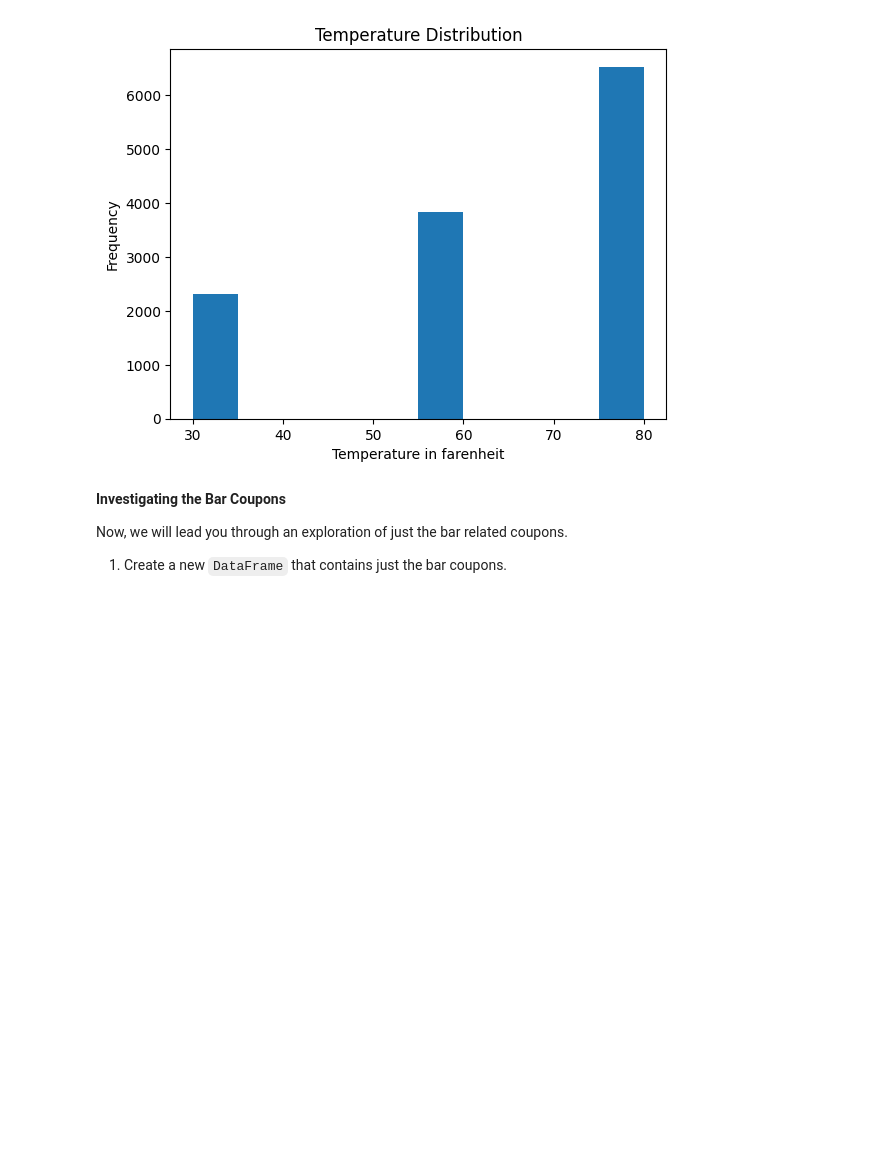
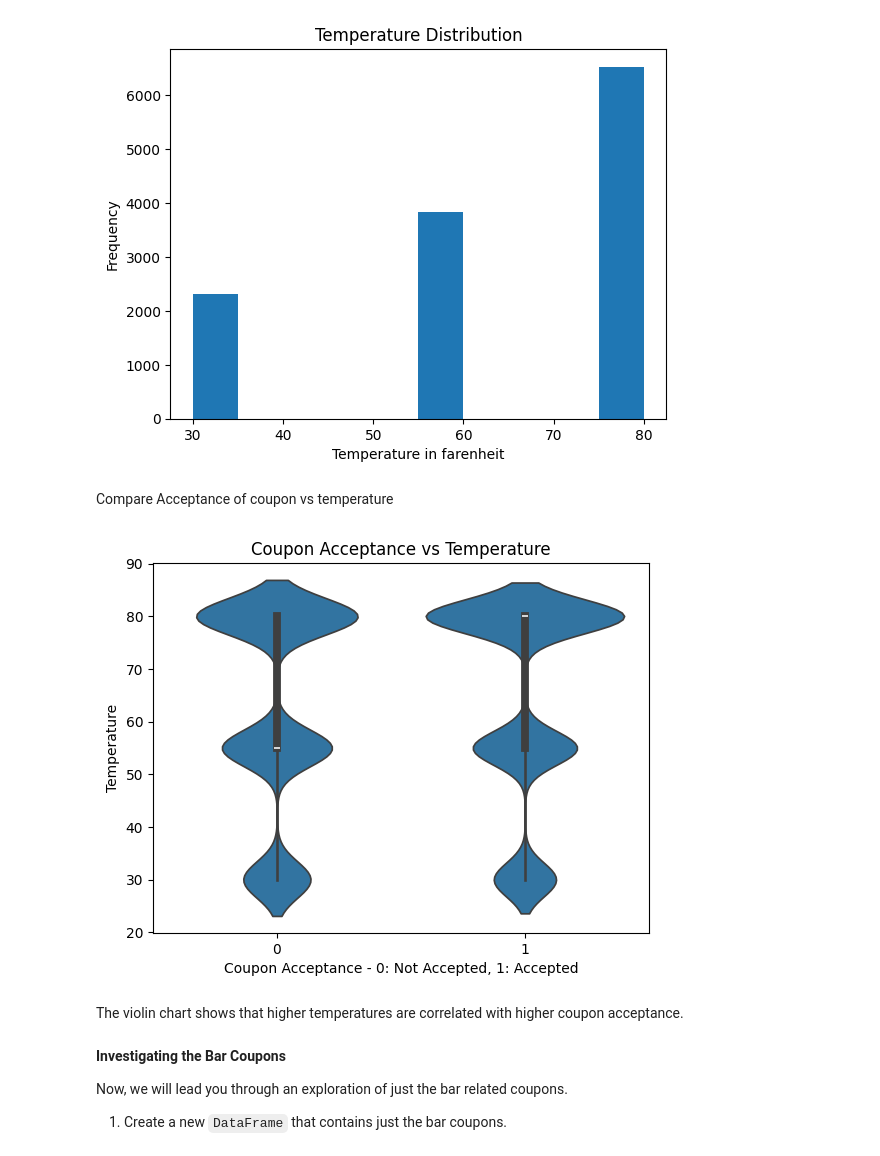
Before and after one commit to andrespineda/UC-Berkeley-MLAI, a Jupyter notebook: prompt.ipynb, the cells around one changed output. Saved outputs shown, nothing was run; the diff lists cells and outputs as text; code cells hidden in the pictures; blank space fills up the shorter version.

```diff
--- a/prompt.ipynb
+++ b/prompt.ipynb
@@ -288,6 +302,18 @@ plt.title('Temperature Distribution')
 plt.show()
 # %% [output]
 [figure]
+# %% [markdown]
+Compare Acceptance of coupon vs temperature
+# %%
+sns.violinplot(x=df['Y'], y=df['temperature'])
+plt.xlabel('Coupon Acceptance - 0: Not Accepted, 1: Accepted')
+plt.ylabel('Temperature')
+plt.title('Coupon Acceptance vs Temperature')
+plt.show()
+# %% [output]
+[figure, added]
+# %% [markdown]
+The violin chart shows that higher temperatures are correlated with higher coupon acceptance.
 # %% [markdown]
 **Investigating the Bar Coupons**
 
```
Also changed, not shown: parts of 14 cells of this notebook.
